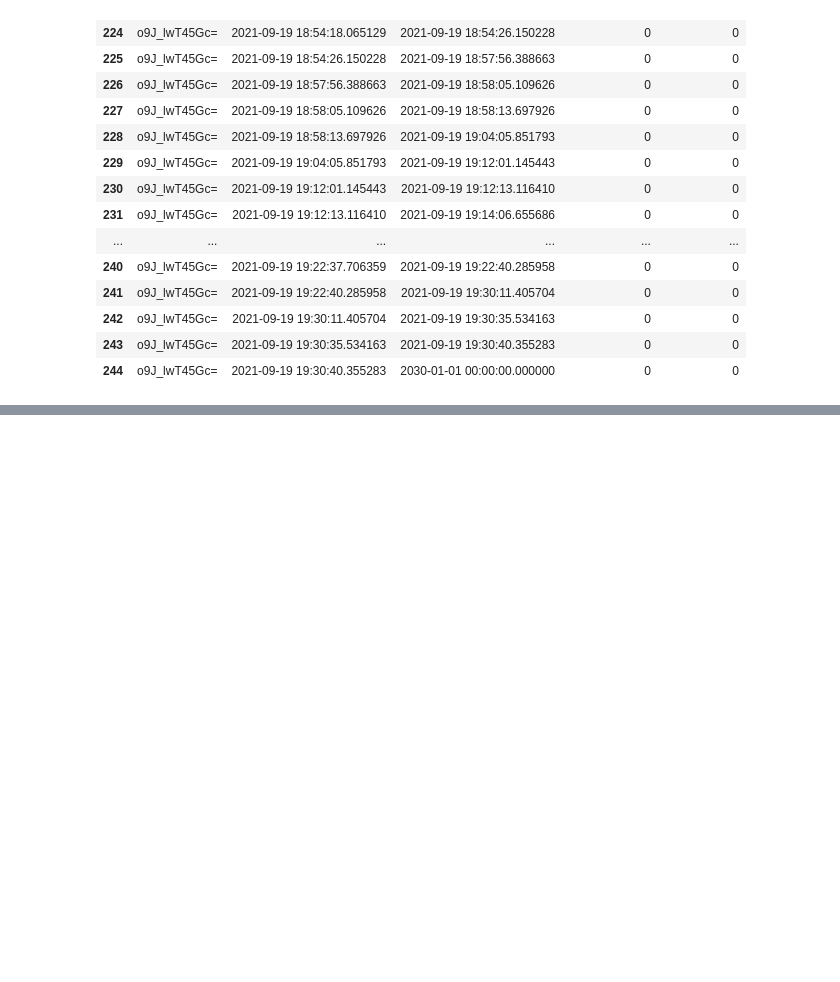
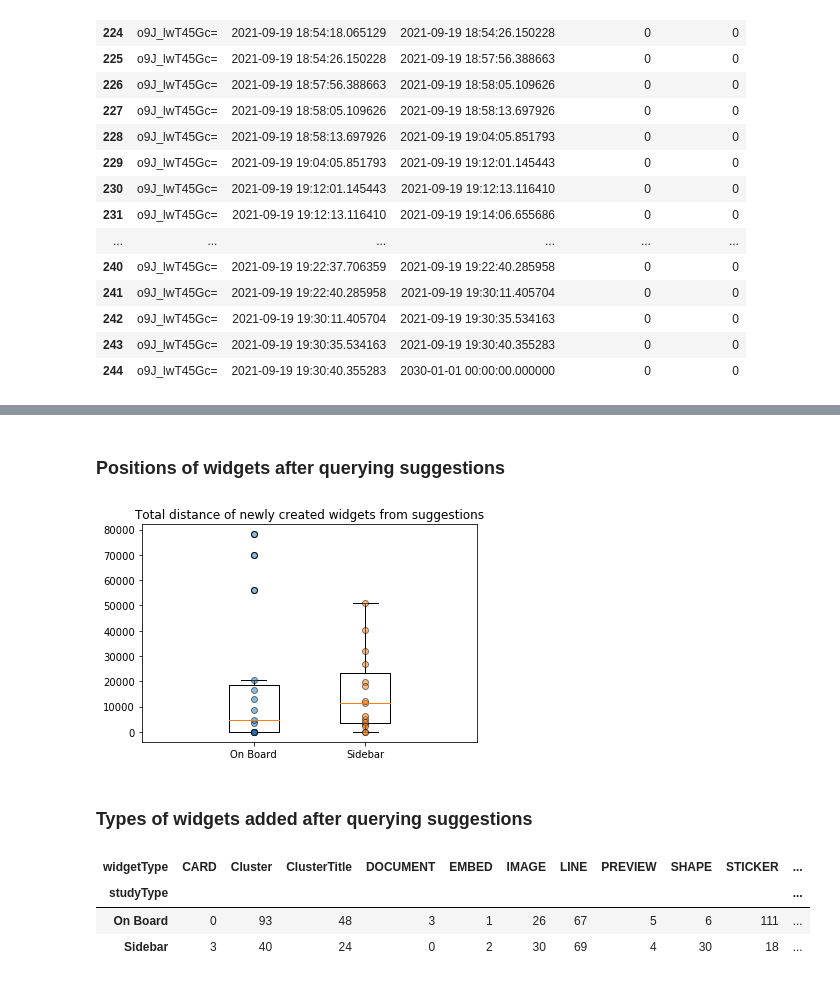
Before and after one commit to creativecolab/IntegratedSearch, a Jupyter notebook: DataAnalysis/DataCollection.ipynb, the cells around one changed output, grey strips where cells are left out. Cells and saved outputs as stored; diff of their text form; code cells hidden in the pictures; blank space fills up the shorter version.

```diff
--- a/DataAnalysis/DataCollection.ipynb
+++ b/DataAnalysis/DataCollection.ipynb
@@ -1131,0 +1061,4 @@ for boardId in boardInfo.index:
+# %%
+widgets_df =pd.read_csv('widgets.csv')
+widgets_df['id']= widgets_df['id'].astype('string')
+widgets_df
@@ -1131,0 +1167,26 @@ for boardId in boardInfo.index:
+# %%
+browser_df_joined['timeIntervalEnd'] = browser_df_joined.groupby('boardId')['timestamp'].shift(-1).fillna(datetime.strptime('2030-01-01T00:00:00.000000','%Y-%m-%dT%H:%M:%S.%f'))
+browser_df_joined['addedWidgets']=0
+browser_df_joined['characterDiff']=0
+for boardId in boardInfo.index:
+    board_df = create_board_df(boardId)
+    board_df['charDiff']=board_df['totalCharacters'].diff()
+    #print(board_df)
+    webpageboard_df=webpage_df[webpage_df['boardId']==boardId]
+    webpageboard_df['timestamp'] = pd.to_datetime(webpageboard_df['timestamp'])
+    for key, item in browser_df_joined[browser_df_joined['boardId']==boardId].iterrows():
+        suggIntervalActivity = board_df[(board_df['timestamp']<item.timeIntervalEnd) & (board_df['timestamp']>=item.timestamp)]
+        webpageIntervalActivity = webpageboard_df[(webpageboard_df['timestamp']<item.timeIntervalEnd) & (webpageboard_df['timestamp']>=item.timestamp)]
+        positionX = item['positionX']
+        positionY = item['positionY']
+        totalDistance=None
+        if item['clickedFromMiro']==1 and item['addedWidgets']==0:
+            totalDistance=0
+            for bounds in suggIntervalActivity['bounds']:
+                for bound in bounds:
+                    totalDistance +=math.sqrt((positionX-bound['x'])**2 + (positionY-bound['y'])**2)
+        browser_df_joined.at[key, 'totalDistance'] = None if totalDistance==0 else totalDistance
+        browser_df_joined.at[key, 'addedWidgets']=suggIntervalActivity['addedWidgets'].sum()
+        browser_df_joined.at[key, 'characterDiff']=suggIntervalActivity['charDiff'].sum()
+        browser_df_joined.at[key, 'webpagesOpened'] = webpageIntervalActivity[webpageIntervalActivity['isQuery'] == False]['isQuery'].count()
+browser_df_joined#[browser_df_joined['parentWidgetTypes'].notna()]
@@ -1131,0 +1212,17 @@ for boardId in boardInfo.index:
+# %% [markdown]
+### Positions of widgets after querying suggestions
+# %%
+f, ax = plt.subplots()
+ax.boxplot(browser_df_joined[browser_df_joined['studyType']=='On Board'].groupby('boardId')['totalDistance'].sum(),positions=[1/3])
+ax.boxplot(browser_df_joined[browser_df_joined['studyType']=='Sidebar'].groupby('boardId')['totalDistance'].sum(),positions=[2/3])
+ax.plot([1/3  for x in range(len(browser_df_joined[browser_df_joined['studyType']=='On Board'].groupby('boardId')['totalDistance'].sum()))], browser_df_joined[browser_df_joined['studyType']=='On Board'].groupby('boardId')['totalDistance'].sum(), 'o', markeredgecolor='k', alpha=0.5)
+ax.plot([2/3 for x in range(len(browser_df_joined[browser_df_joined['studyType']=='Sidebar'].groupby('boardId')['totalDistance'].sum()))], browser_df_joined[browser_df_joined['studyType']=='Sidebar'].groupby('boardId')['totalDistance'].sum(), 'o', markeredgecolor='k', alpha=0.5)
+plt.xlim([0, 1])
+ax.set_xticks([1/3, 2/3])
+ax.set_xticklabels(['On Board', 'Sidebar'])
+ax.set_title('Total distance of newly created widgets from suggestions')
+plt.show()
+# %% [output]
+[figure, added]
+# %% [markdown]
+### Types of widgets added after querying suggestions
@@ -1131,0 +1255,7 @@ for boardId in boardInfo.index:
+# %%
+addedWidgetsTypes
+# %% [output]
+| widgetType | CARD | Cluster | ClusterTitle | DOCUMENT | EMBED | IMAGE | LINE | PREVIEW | SHAPE | STICKER | ... |
+| studyType |  |  |  |  |  |  |  |  |  |  | ... |
+| On Board | 0 | 93 | 48 | 3 | 1 | 26 | 67 | 5 | 6 | 111 | ... |
+| Sidebar | 3 | 40 | 24 | 0 | 2 | 30 | 69 | 4 | 30 | 18 | ... |
```
Also changed, not shown: parts of 31 cells of this notebook.
